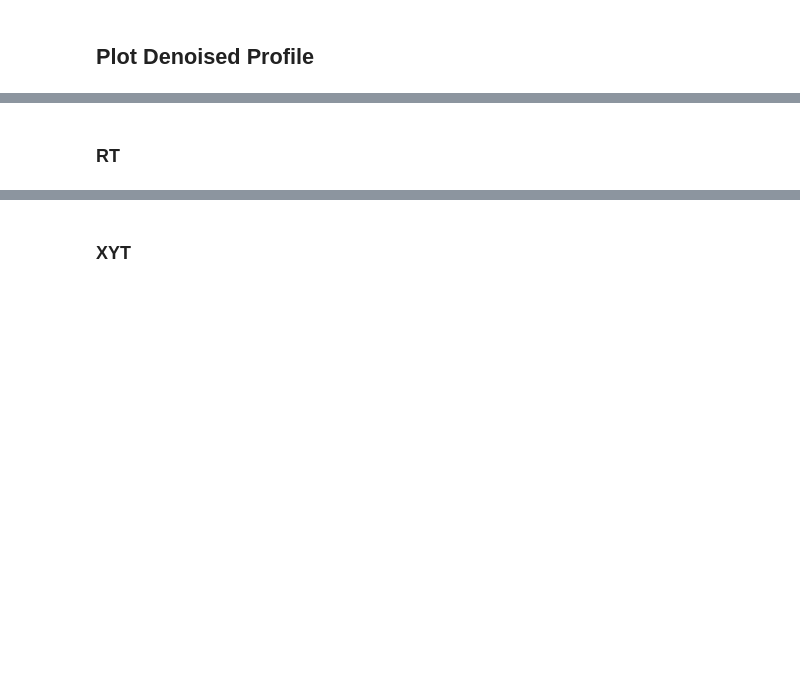
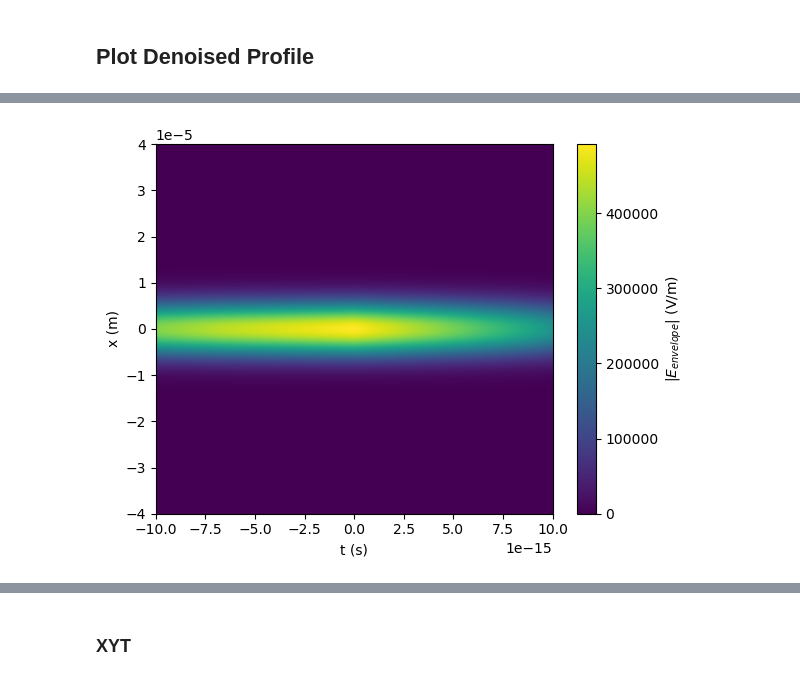
Before and after one commit to Paaaaarth/LASY, a Jupyter notebook: docs/source/tutorials/data_laser.ipynb, the cells around one changed output, grey strips where cells are left out. Cells and saved outputs as stored; diff of their text form; code cells hidden in the pictures; blank space fills up the shorter version.

```diff
--- a/docs/source/tutorials/data_laser.ipynb
+++ b/docs/source/tutorials/data_laser.ipynb
@@ -359,2 +211,14 @@ plt.show()
-# %% [markdown]
-### RT
+# %%
+
+dimensions = "rt"  # Use cylindrical geometry
+lo = (0, -1e-14)  # Lower bounds of the simulation box
+hi = (40e-6,1e-14)  # Upper bounds of the simulation box
+num_points = (3000, 500)  # Number of points in each dimension
+
+# laser = Laser(dimensions, lo, hi, num_points, laser_profile.evaluate(X, Y, 0))
+# laser.show()
+
+laser = Laser(dimensions,lo,hi,num_points,laser_profile)
+laser.show()
+# %% [output]
+[figure, added]
```
Also changed, not shown: parts of 34 cells of this notebook.
